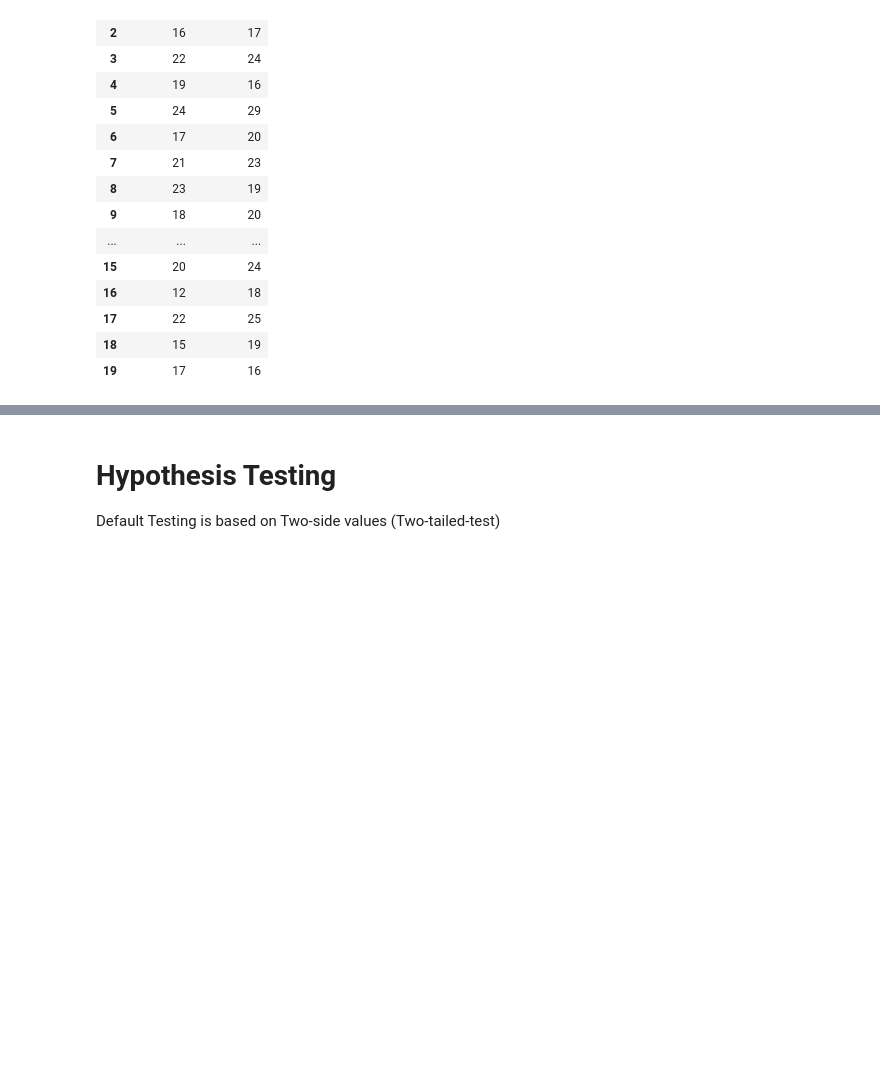
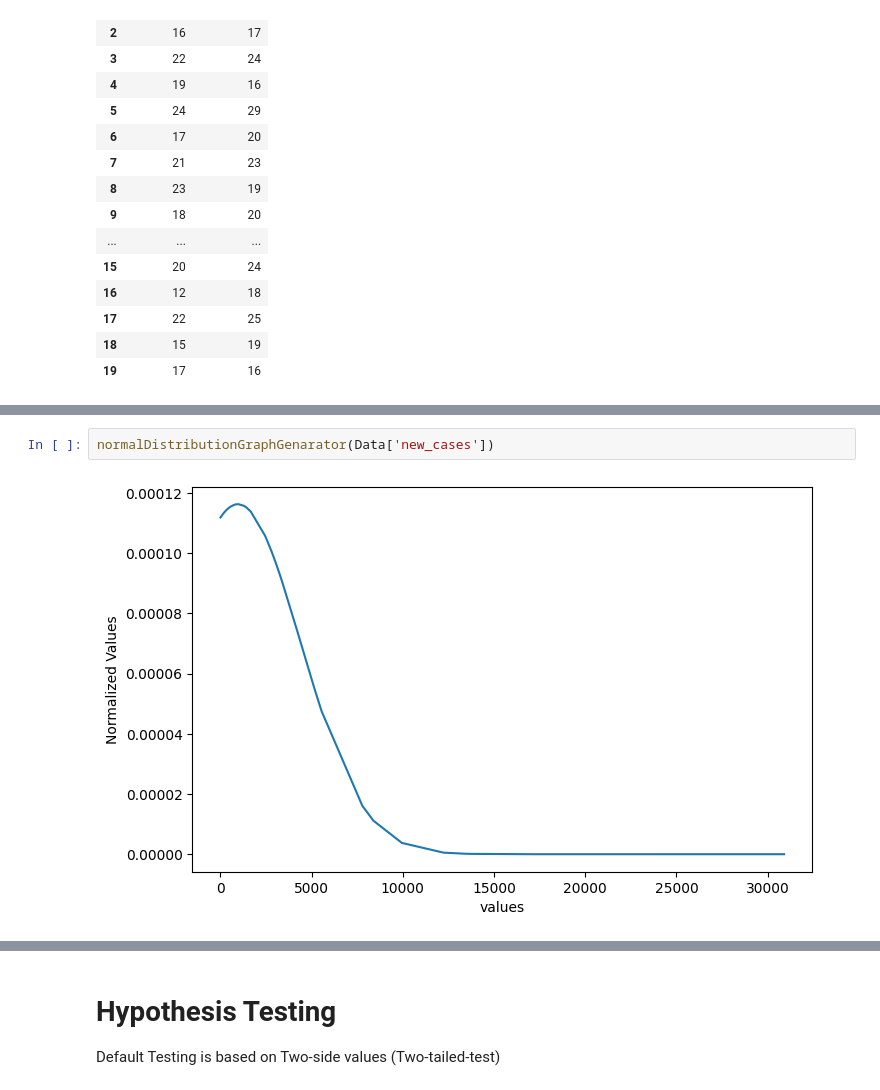
Before and after one commit to TechForEverybody/Applied_Data_Science_Practicals_Sem-8, a Jupyter notebook: Experiment-3/CS8A53_ADS_Experiment_3_ShivkumarChauhan.ipynb, the cells around one changed output, grey strips where cells are left out. Drawn from its saved outputs; the diff is of its cells as text; blank space fills up the shorter version.

```diff
--- a/Experiment-3/CS8A53_ADS_Experiment_3_ShivkumarChauhan.ipynb
+++ b/Experiment-3/CS8A53_ADS_Experiment_3_ShivkumarChauhan.ipynb
@@ -114,0 +298,4 @@ normalDistributionGraphGenarator(TTEST_Data['Post_Score'],TTEST_Data['Pre_Score'
+# %%
+normalDistributionGraphGenarator(Data['new_cases'])
+# %% [output]
+[figure, added]
```
Also changed, not shown: parts of 70 cells of this notebook, 13 other files.
